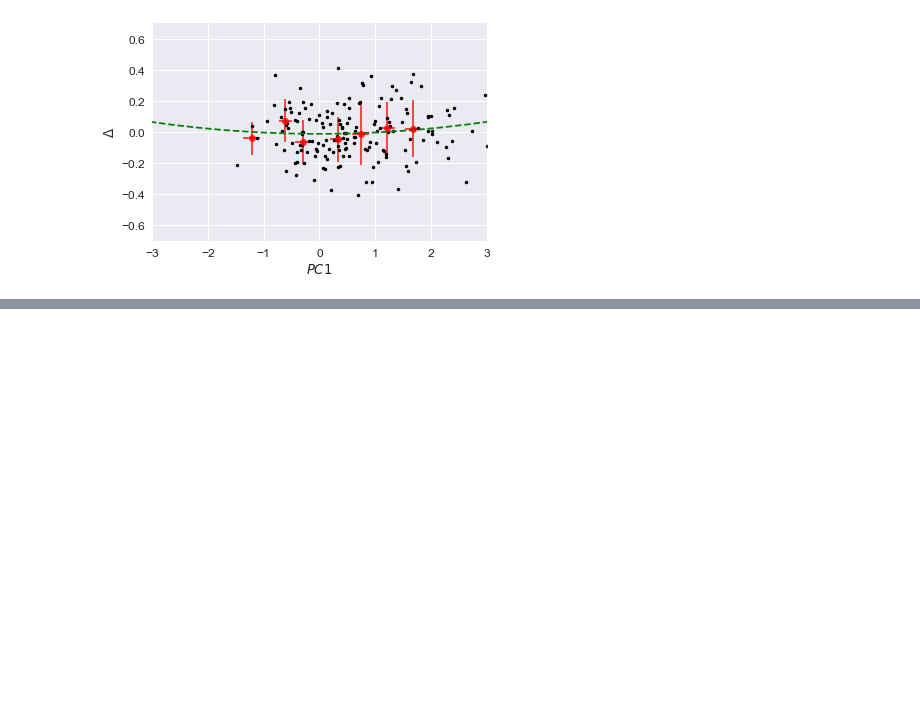
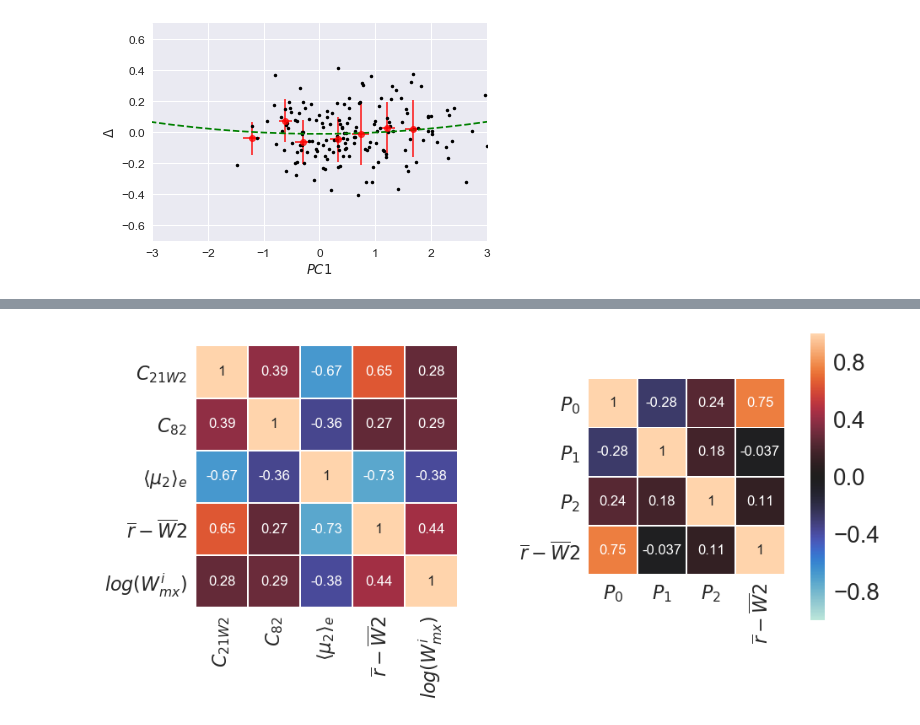
Before and after one commit to ekourkchi/reddening, a Jupyter notebook: Face_on+Face_off.ipynb, the cells around one changed output, grey strips where cells are left out. Cells and saved outputs as stored; diff of their text form; code cells hidden in the pictures; blank space fills up the shorter version.

```diff
--- a/Face_on+Face_off.ipynb
+++ b/Face_on+Face_off.ipynb
@@ -356,7 +376,7 @@ print d.corr()[u'$Log( W_{mx}^i)$'][u'$\mu 50$']
 # %%
 band1 = 'r'
-text1 = '\overline{'+band1+'}-\overline{W}1'            # example: cr-W1
-data = {'$'+text1+'$':r_w1, '$log(W_{mx}^i)$':logWimx, '$C_{21W2}$':c21w, r'$\langle \mu \rangle_e$':mu50, '$C_{82}$':C82}
+text1 = '\overline{'+band1+'}-\overline{W}2'            # example: cr-W1
+data = {'$'+text1+'$':r_w1, '$log(W_{mx}^i)$':logWimx, '$C_{21W2}$':c21w, r'$\langle \mu_2 \rangle_e$':mu50, '$C_{82}$':C82}
 d = pd.DataFrame.from_dict(data)
 ### Compute the correlation matrix
 corr = d.corr()
@@ -396,30 +416,32 @@ for tick in ax.yaxis.get_major_ticks():
 data = {'$'+text1+'$':r_w1, '$P_0$':pc0, '$P_1$':pc1, r'$P_2$':pc2}
 d = pd.DataFrame.from_dict(data)
 ### Compute the correlation matrix
 corr = d.corr()
 
 ### Generate a mask for the upper triangle
 mask = np.zeros_like(corr, dtype=np.bool)
 mask[np.triu_indices_from(mask)] = True
 
 sns.set(font_scale=2.0)
 ax = plt.subplot(gs[p]) ; p+=1
 ### Draw the heatmap with the mask and correct aspect ratio
 sns.heatmap(corr, vmin=-1,vmax=1.0, center=0,
             square=True, linewidths=.5, cbar_kws={"shrink": .8, "pad":0.1}, annot_kws={"size": 12},
             annot=True, ax=ax) # , mask=mask)
 
 for tick in ax.xaxis.get_major_ticks():
                 tick.label.set_fontsize(16)
                 tick.label.set_rotation('horizontal')
 
 ticks = ax.xaxis.get_major_ticks()
 N = len(ticks)
 ticks[N-1].label.set_rotation('vertical')
 
 
 
 for tick in ax.yaxis.get_major_ticks():
                 tick.label.set_fontsize(16)
 
 plt.savefig('corr_table.eps')
+# %% [output]
+[figure, added]
```
Also changed, not shown: parts of 4 cells of this notebook, 5 other files.
